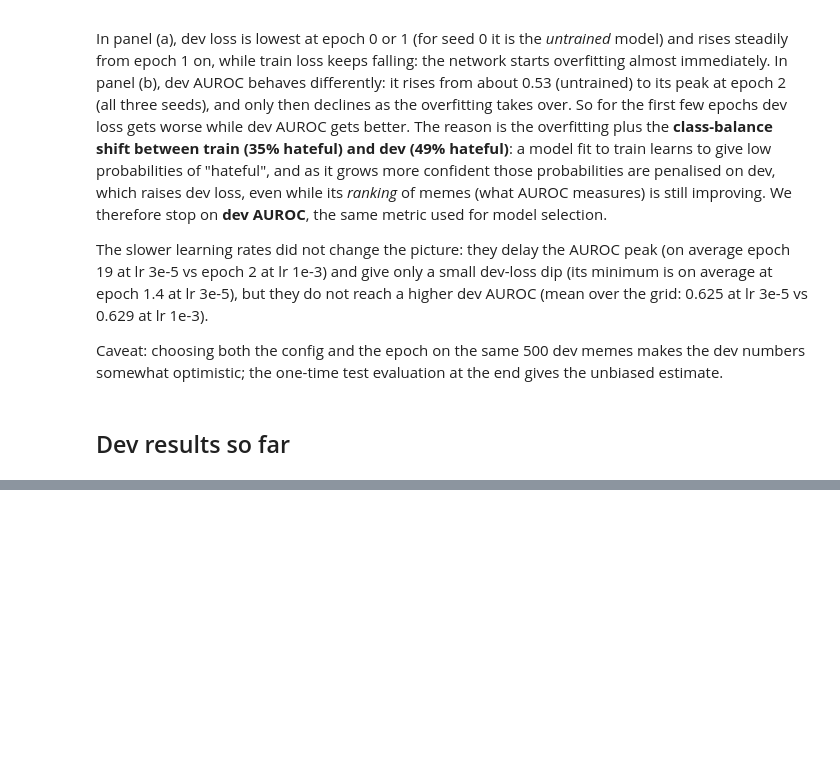
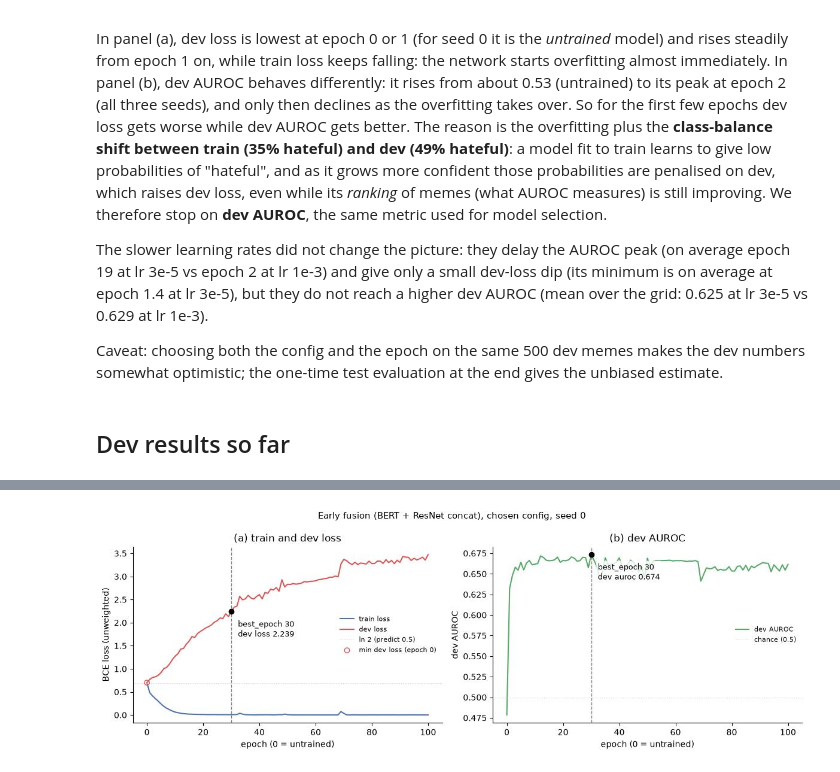
Before and after one commit to LUCIFER5671/hateful-memes, a Jupyter notebook: notebooks/lab3.ipynb, the cells around one changed output, grey strips where cells are left out. Cells and saved outputs as stored; diff of their text form; code cells hidden in the pictures; blank space fills up the shorter version.

```diff
--- a/notebooks/lab3.ipynb
+++ b/notebooks/lab3.ipynb
@@ -223,0 +265,8 @@ E.dev_table()
+# %%
+Xtr_cat, ytr_cat, _ = load_concat("train", ("text_bert", "image_resnet"))
+Xdev_cat, ydev_cat, meta_dev_cat = load_concat("dev", ("text_bert", "image_resnet"))
+print(Xtr_cat.shape, Xdev_cat.shape)
+grid_cat, cfg_cat, runs_cat = E.fit_select_record("early_concat", Xtr_cat, ytr_cat, Xdev_cat, ydev_cat, meta_dev_cat)
+print("chosen:", cfg_cat)
+display(grid_cat.head(5).round(4))
+E.seed_table(runs_cat)
@@ -223,0 +286,6 @@ E.dev_table()
+# %%
+fig = plot_loss_curves(runs_cat[0].curves, runs_cat[0].best_epoch, "Early fusion (BERT + ResNet concat), chosen config, seed 0",
+                       save_path=ROOT / "figures" / "curves_early_concat.png")
+plt.show()
+# %% [output]
+[figure, added]
```
Also changed, not shown: parts of 15 cells of this notebook, 15 other files.
